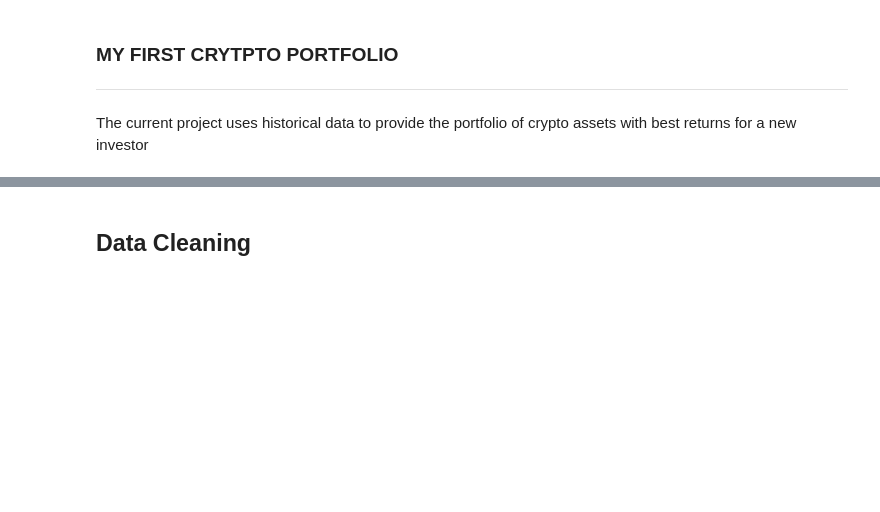
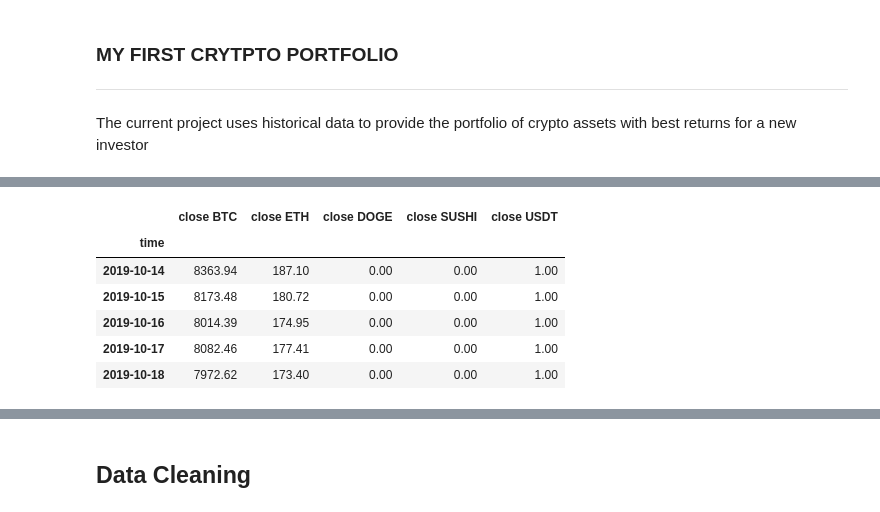
Before and after one commit to pysouzhny/GWU_Project_1, a Jupyter notebook: Crypto_Analysis.ipynb, the cells around one changed output, grey strips where cells are left out. Cells and saved outputs as stored; diff of their text form; code cells hidden in the pictures; blank space fills up the shorter version.

```diff
--- a/Crypto_Analysis.ipynb
+++ b/Crypto_Analysis.ipynb
@@ -24,0 +92,11 @@ The current project uses historical data to provide the portfolio of crypto asse
+# %%
+daily_close = get_joined_close(Crypto_data)
+daily_close.head()
+# %% [output]
+|  | close BTC | close ETH | close DOGE | close SUSHI | close USDT |
+| time |  |  |  |  |  |
+| 2019-10-14 | 8363.94 | 187.10 | 0.00 | 0.00 | 1.00 |
+| 2019-10-15 | 8173.48 | 180.72 | 0.00 | 0.00 | 1.00 |
+| 2019-10-16 | 8014.39 | 174.95 | 0.00 | 0.00 | 1.00 |
+| 2019-10-17 | 8082.46 | 177.41 | 0.00 | 0.00 | 1.00 |
+| 2019-10-18 | 7972.62 | 173.40 | 0.00 | 0.00 | 1.00 |
```
Also changed, not shown: parts of 5 cells of this notebook.
